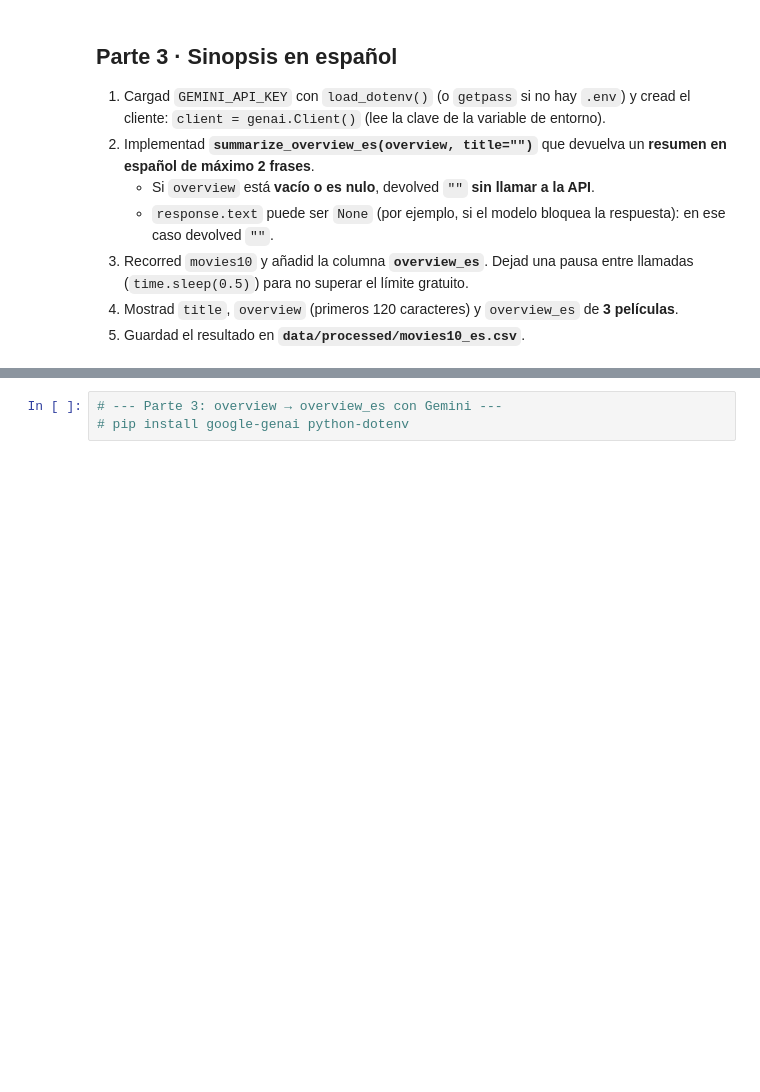
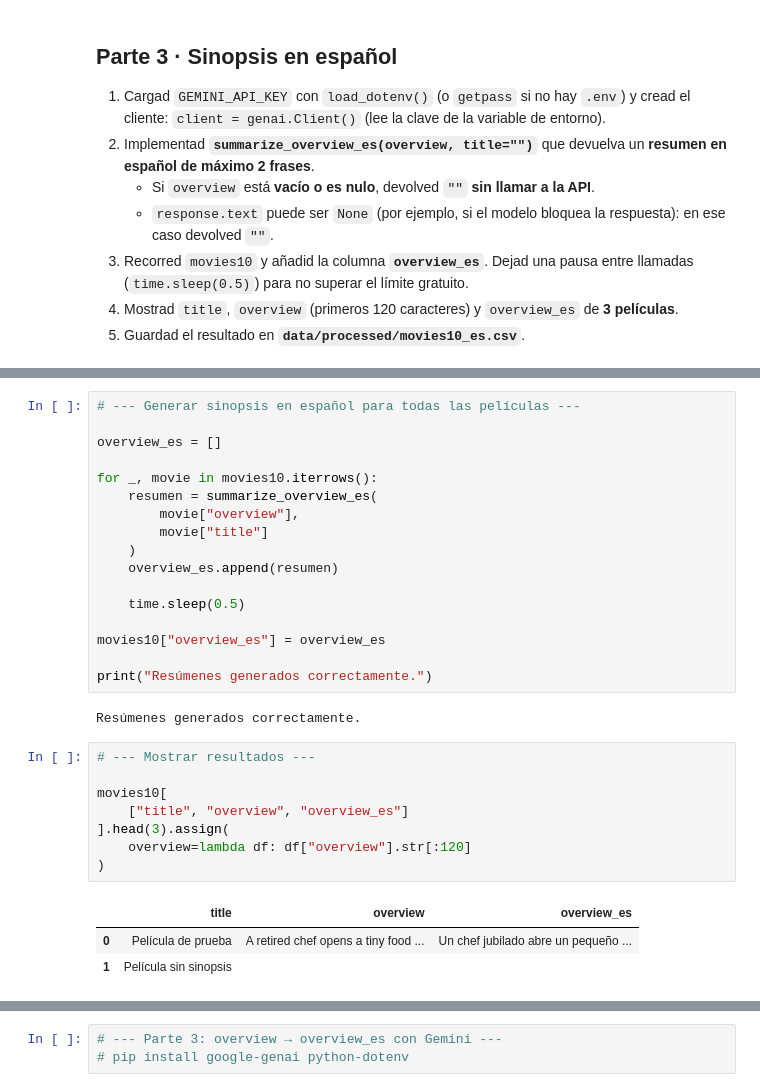
Before and after one commit to JaviRoma1984/tc-catalogo-peliculas, a Jupyter notebook: 04_gemini.ipynb, the cells around one changed output, grey strips where cells are left out. Cells and saved outputs as stored; diff of their text form; blank space fills up the shorter version.

Commit message:
Añade integración de Gemini y resúmenes en español

```diff
--- a/04_gemini.ipynb
+++ b/04_gemini.ipynb
@@ -63,0 +134,31 @@ movies10[["title", "overview"]]
+# %%
+# --- Generar sinopsis en español para todas las películas ---
+
+overview_es = []
+
+for _, movie in movies10.iterrows():
+    resumen = summarize_overview_es(
+        movie["overview"],
+        movie["title"]
+    )
+    overview_es.append(resumen)
+
+    time.sleep(0.5)
+
+movies10["overview_es"] = overview_es
+
+print("Resúmenes generados correctamente.")
+# %% [output]
+Resúmenes generados correctamente.
+# %%
+# --- Mostrar resultados ---
+
+movies10[
+    ["title", "overview", "overview_es"]
+].head(3).assign(
+    overview=lambda df: df["overview"].str[:120]
+)
+# %% [output]
+|  | title | overview | overview_es |
+| 0 | Película de prueba | A retired chef opens a tiny food ... | Un chef jubilado abre un pequeño ... |
+| 1 | Película sin sinopsis |  |  |
```
Also changed, not shown: parts of 6 cells of this notebook, 1 other file.
